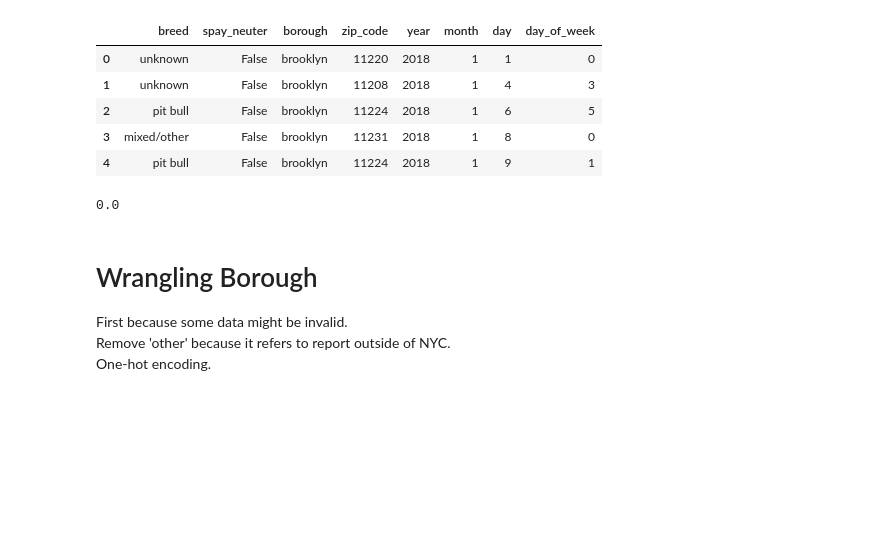
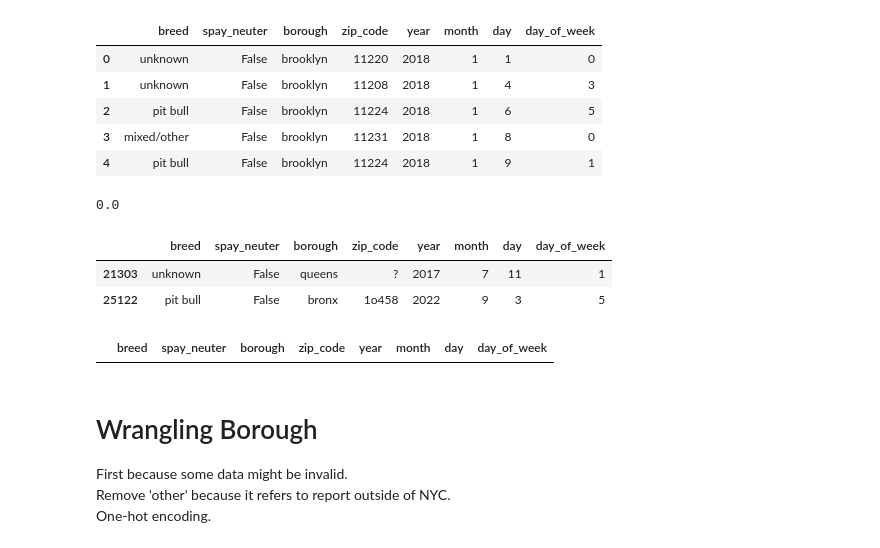
Before and after one commit to Pawmsdayl/hey-im-walking-my-dog-here, a Jupyter notebook: notebooks/1_data_cleaning.ipynb, the cells around one changed output. Saved outputs shown, nothing was run; the diff lists cells and outputs as text; code cells hidden in the pictures; blank space fills up the shorter version.

Commit message:
cleaned zip_code further

```diff
--- a/notebooks/1_data_cleaning.ipynb
+++ b/notebooks/1_data_cleaning.ipynb
@@ -221,3 +222,10 @@ cleaned.head()
 (cleaned['zip_code'].isna().sum() / cleaned.shape[0]) * 100
 # %% [output]
 0.0
+# %%
+# display non-numeric zip_code values
+cleaned[~cleaned['zip_code'].str.isnumeric()]
+# %% [output]
+|  | breed | spay_neuter | borough | zip_code | year | month | day | day_of_week |
+| 21303 | unknown | False | queens | ? | 2017 | 7 | 11 | 1 |
+| 25122 | pit bull | False | bronx | 1o458 | 2022 | 9 | 3 | 5 |
@@ -224,3 +236,8 @@ cleaned.head()
+# %%
+# display non-numeric zip_code values
+cleaned[~cleaned['zip_code'].str.isnumeric()]
+# %% [output]
+|  | breed | spay_neuter | borough | zip_code | year | month | day | day_of_week |
 # %% [markdown]
 # Wrangling Borough
 First because some data might be invalid.
```
Also changed, not shown: parts of 2 cells of this notebook, 1 other file.
